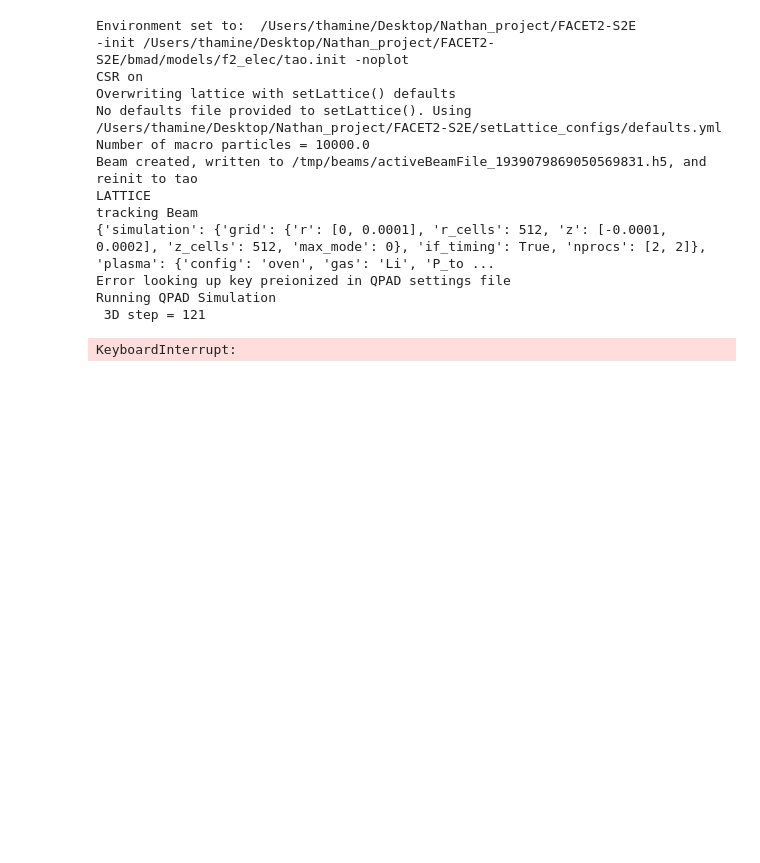
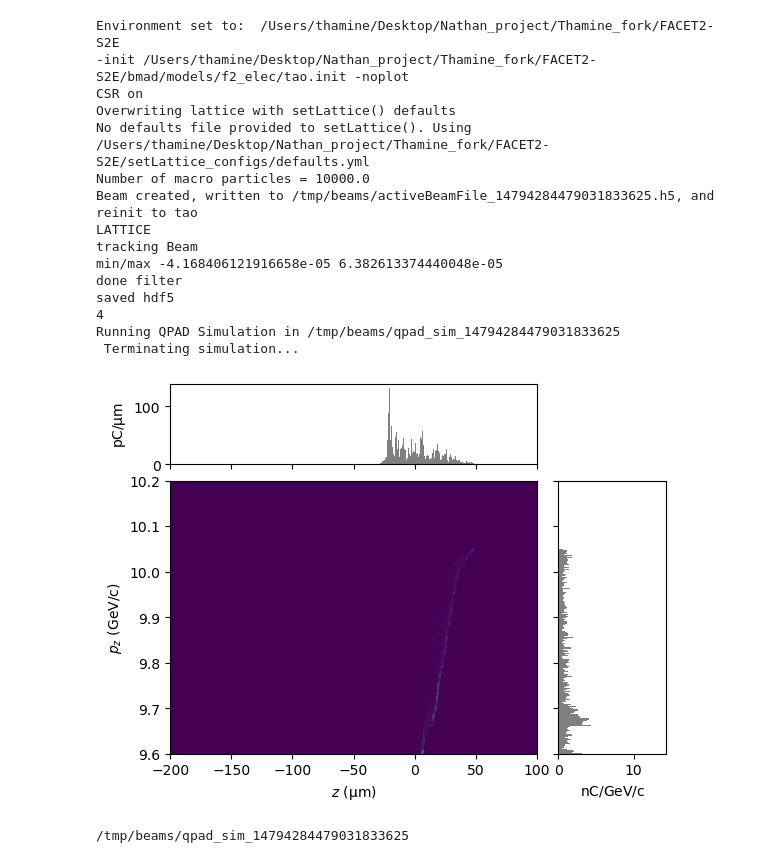
Before and after one commit to tdalichaouch/FACET2-S2E, a Jupyter notebook: Example - QPAD simulation.ipynb, the cells around one changed output. Saved outputs shown, nothing was run; the diff lists cells and outputs as text; code cells hidden in the pictures; blank space fills up the shorter version.

Commit message:
added ballistic propagation, <x,x'> correction, and example plots in notebook example

```diff
--- a/Example - QPAD simulation.ipynb
+++ b/Example - QPAD simulation.ipynb
@@ -184,8 +184,11 @@ def worker(config):
         # print(np.median(P.t) * scipy.constants.c)
         # fig.savefig(exportPath+hashStr+"_PENT.png")
         fig2 = plotMod(P2, 'z', 'pz', bins=300, xlim = (-200e-6, 100e-6), ylim = (9.6e9, 10.2e9))
-        print(np.median(P2.t) * scipy.constants.c,np.median(P2.z),'shit')
+        # print(np.median(P.t) * scipy.constants.c,np.median(P.z),'shit')
+        # print(np.median(P2.t) * scipy.constants.c,np.median(P2.z),'shit')
         fig2.savefig(exportPath+hashStr+"_PEXT.png")
+
+        # rho, info_rho = ts.get_field( iteration=300, field='rho' )
 
         # Export the ParticleGroup beam at PENT, a raw Bmad .lat file, the exportDict as JSON, and a PNG figure of the PENT LPS
         # P.write(exportPath+hashStr+"_PENT.h5")
@@ -198,28 +201,34 @@ def worker(config):
     except Exception as e:
         print("An error occurred:", e)
 
-    return
+    return tao
 # %%
-worker({})
+tao = worker({})
 # %% [output]
-Environment set to:  /Users/thamine/Desktop/Nathan_project/FACET2-S2E
--init /Users/thamine/Desktop/Nathan_project/FACET2-S2E/bmad/models/f2_elec/tao.init -noplot
+Environment set to:  /Users/thamine/Desktop/Nathan_project/Thamine_fork/FACET2-S2E
+-init /Users/thamine/Desktop/Nathan_project/Thamine_fork/FACET2-S2E/bmad/models/f2_elec/tao.init -noplot
 CSR on
 Overwriting lattice with setLattice() defaults
-No defaults file provided to setLattice(). Using /Users/thamine/Desktop/Nathan_project/FACET2-S2E/setLattice_configs/defaults.yml
+No defaults file provided to setLattice(). Using /Users/thamine/Desktop/Nathan_project/Thamine_fork/FACET2-S2E/setLattice_configs/defaults.yml
 Number of macro particles = 10000.0
-Beam created, written to /tmp/beams/activeBeamFile_1939079869050569831.h5, and reinit to tao
+Beam created, written to /tmp/beams/activeBeamFile_14794284479031833625.h5, and reinit to tao
 LATTICE
 tracking Beam
-{'simulation': {'grid': {'r': [0, 0.0001], 'r_cells': 512, 'z': [-0.0001, 0.0002], 'z_cells': 512, 'max_mode': 0}, 'if_timing': True, 'nprocs': [2, 2]}, 'plasma': {'config': 'oven', 'gas': 'Li', 'P_to ...
-Error looking up key preionized in QPAD settings file
-Running QPAD Simulation
- 3D step = 121
+min/max -4.168406121916658e-05 6.382613374440048e-05
+done filter
+saved hdf5
+4
+Running QPAD Simulation in /tmp/beams/qpad_sim_14794284479031833625
+ Terminating simulation...
-KeyboardInterrupt:
+[figure, added]
 # %%
-P = ParticleGroup('/tmp/beams/qpad_sim_16219668526778387723/Beam1/Raw/raw_00001037.h5')
-P.z = P['delta_t'] * scipy.constants.c
-# fig2 = plotMod(P, 'z', 'pz', bins=300, xlim = (-50e-6, 20e-6), ylim = (4e9, 10.2e9))
-P.plot('delta_z', xlim = (-10e-6,10e-6))
-plt.show()
+# # If needed: pip install ipywidgets matplotlib
+# import ipywidgets as widgets
+# import matplotlib
+# from IPython.display import display
+# from IPython.core.display import display, clear_output
+# ts.slider()
+print(tao.qpadSimPath)
+# %% [output]
+/tmp/beams/qpad_sim_14794284479031833625
 # %%
```
Also changed, not shown: parts of 4 cells of this notebook, 5 other files.
